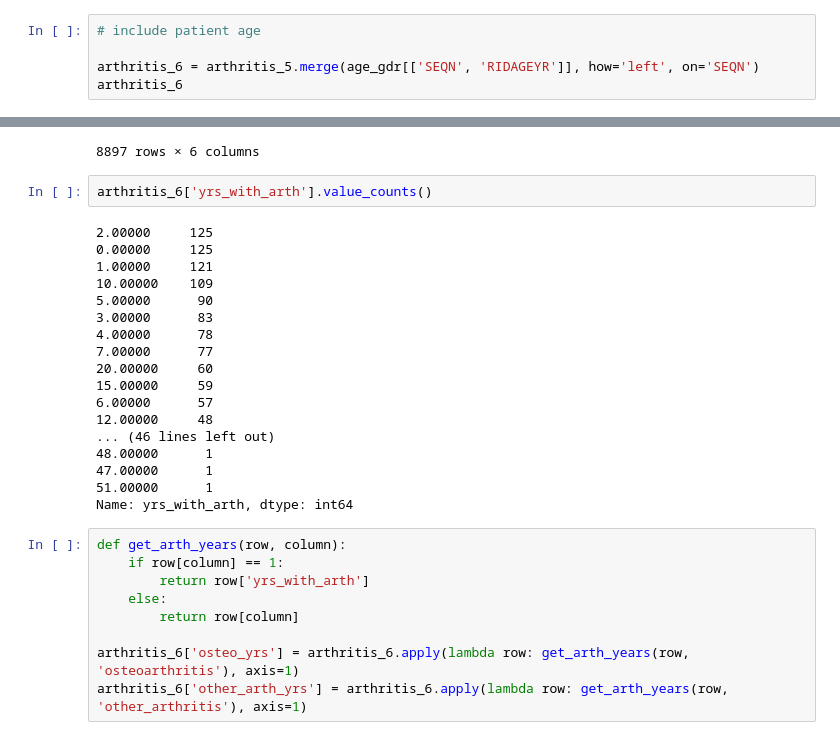
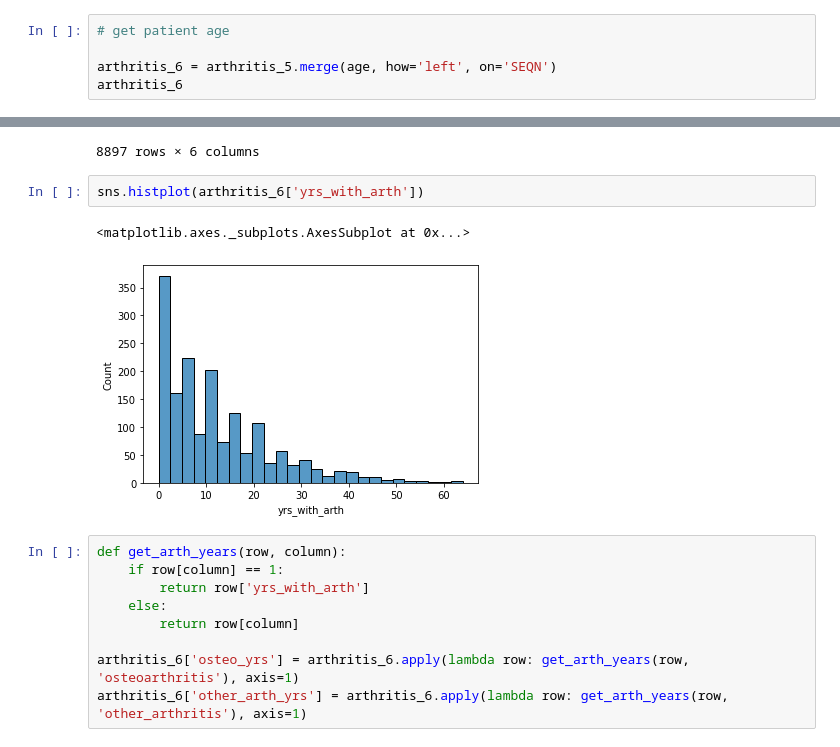
Before and after one commit to lilisbeit/Preventing-Hospitalizations, a Jupyter notebook: Untitled3.ipynb, the cells around one changed output, grey strips where cells are left out. Cells and saved outputs as stored; diff of their text form.

```diff
--- a/Untitled3.ipynb
+++ b/Untitled3.ipynb
@@ -520,7 +510,7 @@ Name: MCD180A, dtype: int64
 # %%
-# include patient age
+# get patient age
 
-arthritis_6 = arthritis_5.merge(age_gdr[['SEQN', 'RIDAGEYR']], how='left', on='SEQN')
+arthritis_6 = arthritis_5.merge(age, how='left', on='SEQN')
 arthritis_6
 # %% [output]
 |  | SEQN | osteoarthritis | other_arthritis | MCD180A | RIDAGEYR |
@@ -555,26 +545,11 @@ arthritis_6
 | 8895 | 102955.00000 | 0 | 0 | nan | 14.00000 | nan |
 | 8896 | 102956.00000 | 1 | 0 | 27.00000 | 38.00000 | 11.00000 |
 8897 rows × 6 columns
-# %%
-arthritis_6['yrs_with_arth'].value_counts()
-# %% [output]
-2.00000     125
-0.00000     125
-1.00000     121
-10.00000    109
-5.00000      90
-3.00000      83
-4.00000      78
-7.00000      77
-20.00000     60
-15.00000     59
-6.00000      57
-12.00000     48
-... (46 lines left out)
-48.00000      1
-47.00000      1
-51.00000      1
-Name: yrs_with_arth, dtype: int64
+# %%
+sns.histplot(arthritis_6['yrs_with_arth'])
+# %% [output]
+<matplotlib.axes._subplots.AxesSubplot at 0x...>
+[figure, added]
 # %%
 def get_arth_years(row, column):
     if row[column] == 1:
```
Also changed, not shown: parts of 69 cells of this notebook.
